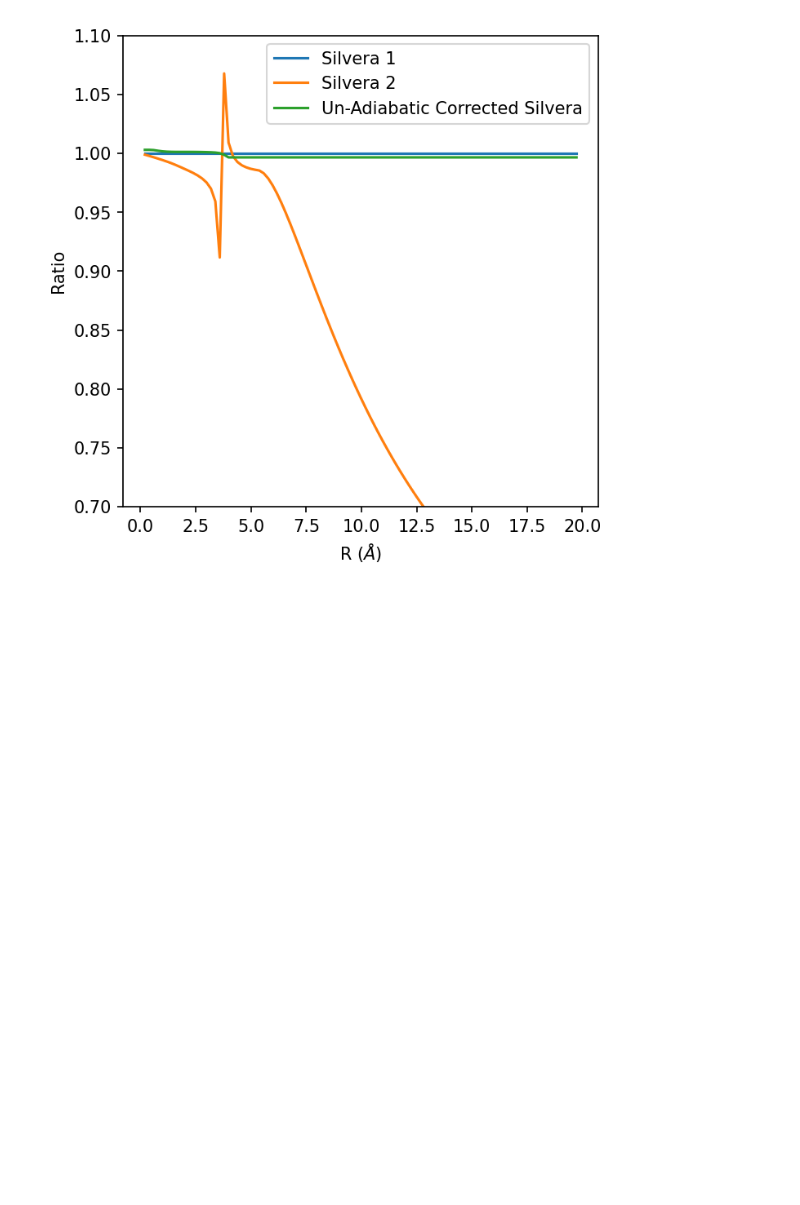
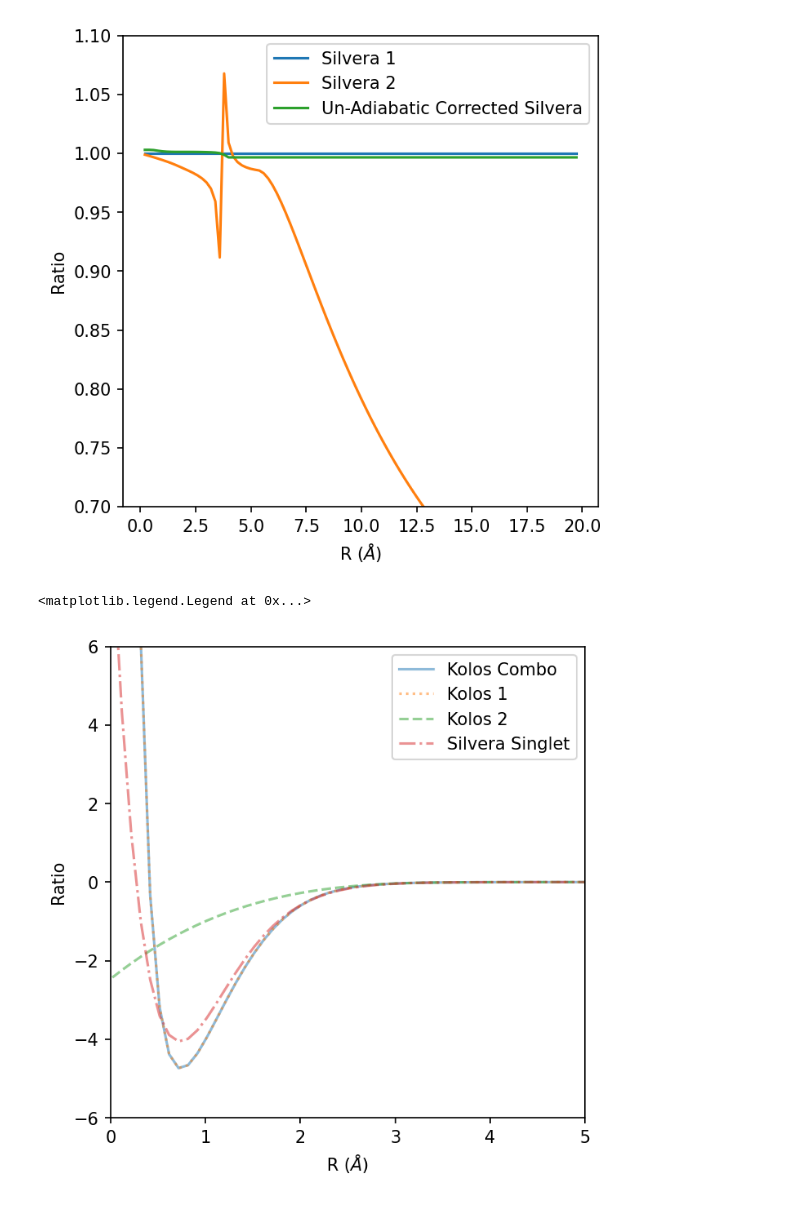
Before and after one commit to UTA-NURES/AtomicHScattering, a Jupyter notebook: examples/Potentials.ipynb, the cells around one changed output. Drawn from its saved outputs; the diff is of its cells as text; code cells hidden in the pictures; blank space fills up the shorter version.

```diff
--- a/examples/Potentials.ipynb
+++ b/examples/Potentials.ipynb
@@ -35,3 +34,19 @@ plt.legend(loc='upper right')
 # %% [output]
 <matplotlib.legend.Legend at 0x...>
 [figure]
+# %%
+Pots = [ potentials.Kolos_SingletCombo,potentials.Kolos_Singlet1, potentials.Kolos_Singlet2,potentials.Silvera_Singlet]
+Names = ['Kolos Combo', 'Kolos 1', 'Kolos 2','Silvera Singlet']
+linetype=['-',':','--','-.']
+R = np.linspace(0, 0.005, 100)+1e-5
+plt.figure(figsize=(5, 5), dpi=150)
+for i in range(0, len(Pots)):
+    plt.plot(R * constants.hcInEVAngstrom, Pots[i](R),linetype[i], label=Names[i],alpha=0.5)
+plt.xlim(0,5)
+plt.ylim(-6,6)
+plt.xlabel(r"R ($\AA$)")
+plt.ylabel("Ratio")
+plt.legend(loc='upper right')
+# %% [output]
+<matplotlib.legend.Legend at 0x...>
+[figure, added]
```
Also changed, not shown: parts of 1 cell of this notebook, 12 other files.
